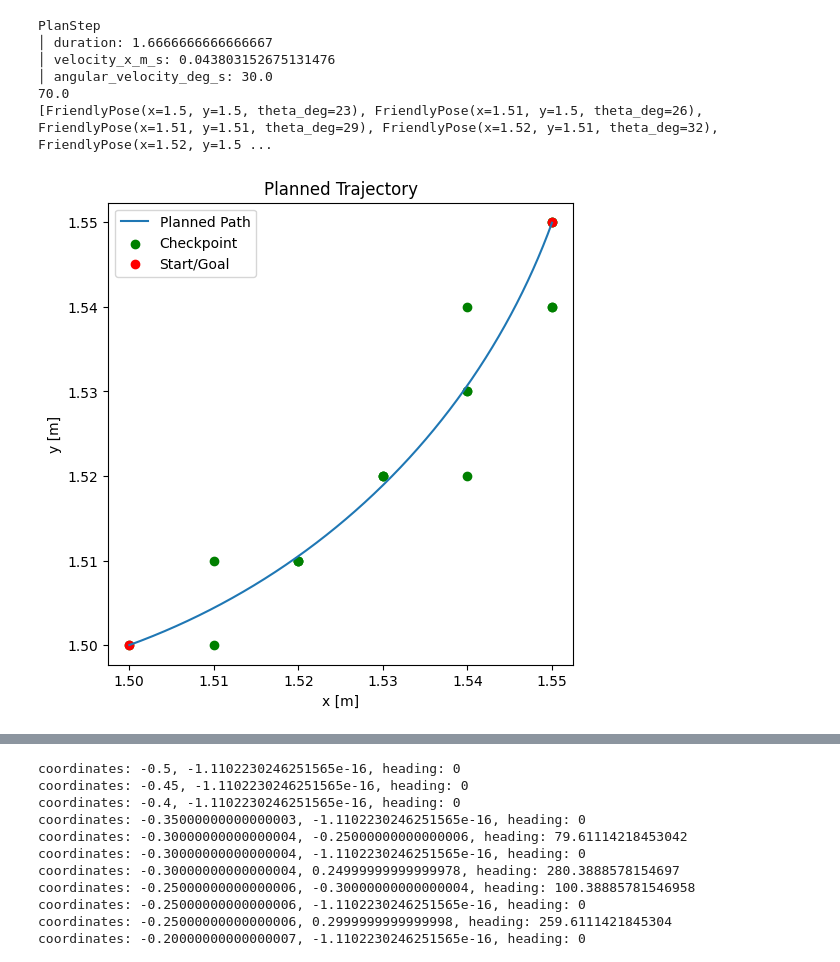
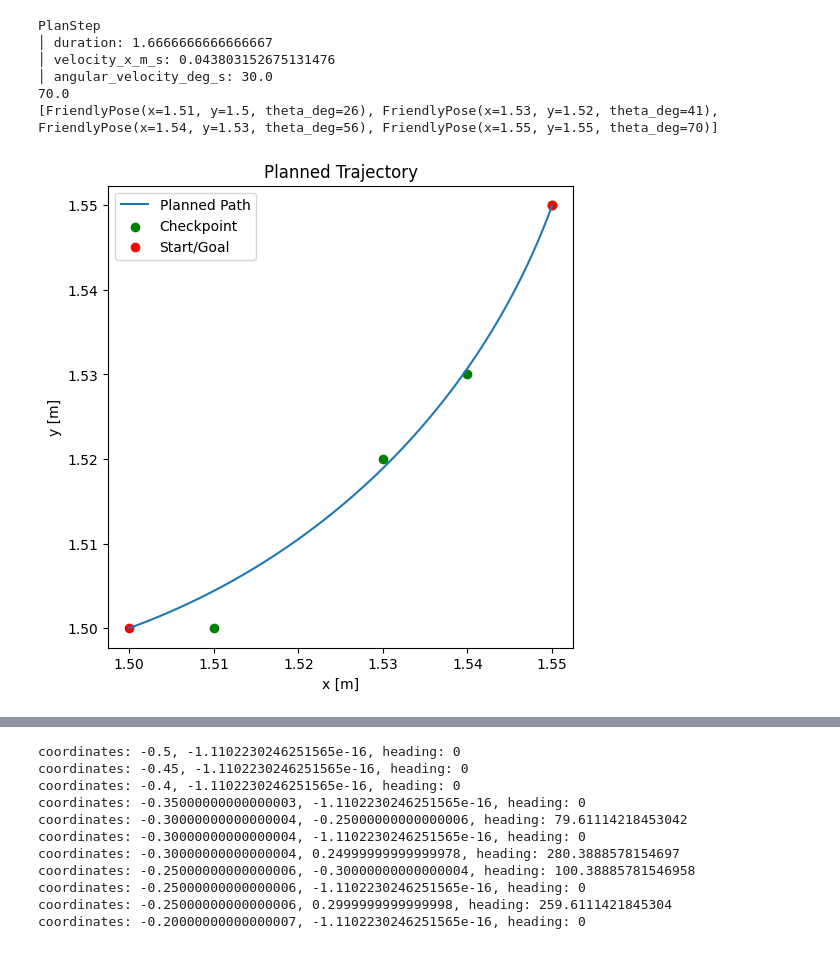
Before and after one commit to guillaumeboniface/duckietown-lx, a Jupyter notebook: planning/notebooks/02-Path-Planner/test_curvature.ipynb, the cells around one changed output, grey strips where cells are left out. Saved outputs shown, nothing was run; the diff lists cells and outputs as text; code cells hidden in the pictures.

```diff
--- a/planning/notebooks/02-Path-Planner/test_curvature.ipynb
+++ b/planning/notebooks/02-Path-Planner/test_curvature.ipynb
@@ -60,7 +60,7 @@ def simulate_and_plot(ps, start, goal):
     print(new_heading)
 
     xs, ys, thetas = simulate_plan(start, [plan])
-    dest = plan_to_destination_dt(plan, pose_to_node(ps, start), 0.1)
+    dest = plan_to_destination_dt(plan, pose_to_node(start), 0.5, 0.2)
     dest = list(map(node_to_pose, dest))
     dest_x = [p.x for p in dest]
     dest_y = [p.y for p in dest]
@@ -152,16 +152,16 @@ PlanStep
 # %%
-start = FriendlyPose(x=1.5, y=1.5, theta_deg=20)
+start = FriendlyPose(x=1.5, y=1.5, theta_deg=20.0)
 goal = FriendlyPose(x=1.55, y=1.55, theta_deg=0.0)
 
 simulate_and_plot(ps, start, goal)
 # %% [output]
 PlanStep
 │ duration: 1.6666666666666667
 │ velocity_x_m_s: 0.043803152675131476
 │ angular_velocity_deg_s: 30.0
 70.0
-[FriendlyPose(x=1.5, y=1.5, theta_deg=23), FriendlyPose(x=1.51, y=1.5, theta_deg=26), FriendlyPose(x=1.51, y=1.51, theta_deg=29), FriendlyPose(x=1.52, y=1.51, theta_deg=32), FriendlyPose(x=1.52, y=1.5 ...
+[FriendlyPose(x=1.51, y=1.5, theta_deg=26), FriendlyPose(x=1.53, y=1.52, theta_deg=41), FriendlyPose(x=1.54, y=1.53, theta_deg=56), FriendlyPose(x=1.55, y=1.55, theta_deg=70)]
-[figure, old version]
+[figure, new version]
 # %%
 start = FriendlyPose(x=1.5, y=1.5, theta_deg=340)
 goal = FriendlyPose(x=1.40, y=1.50, theta_deg=20.0)
```
Also changed, not shown: parts of 12 cells of this notebook, 7 other files.
